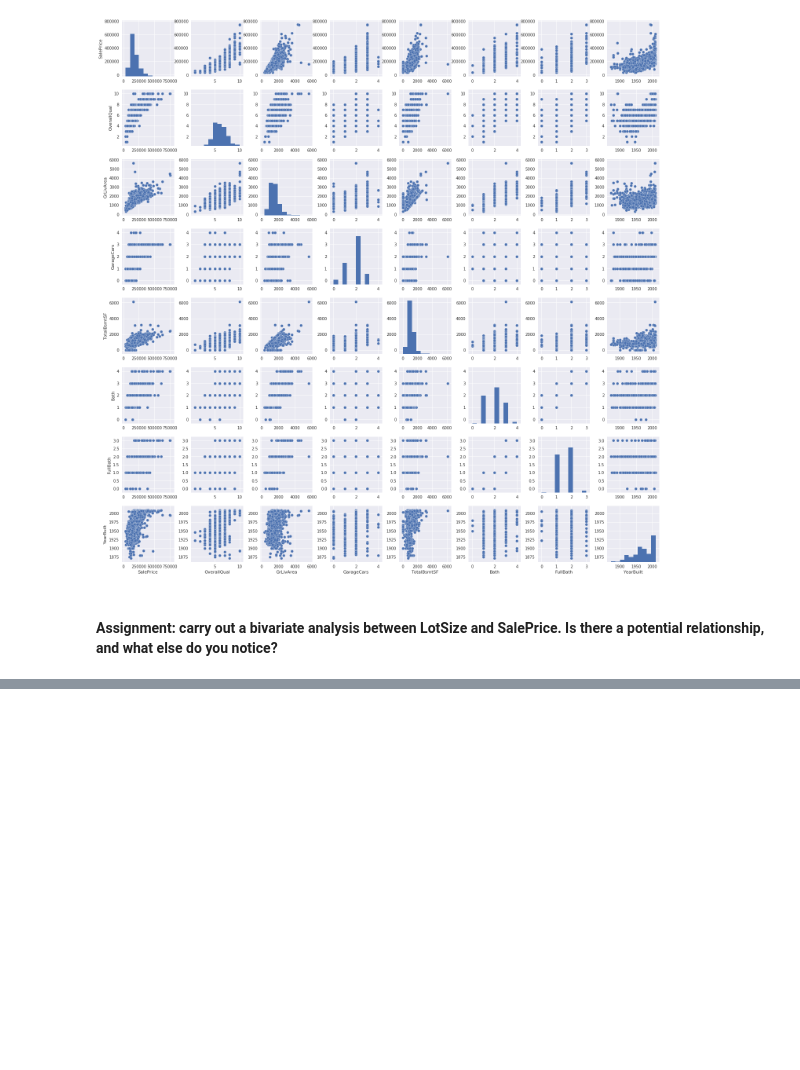
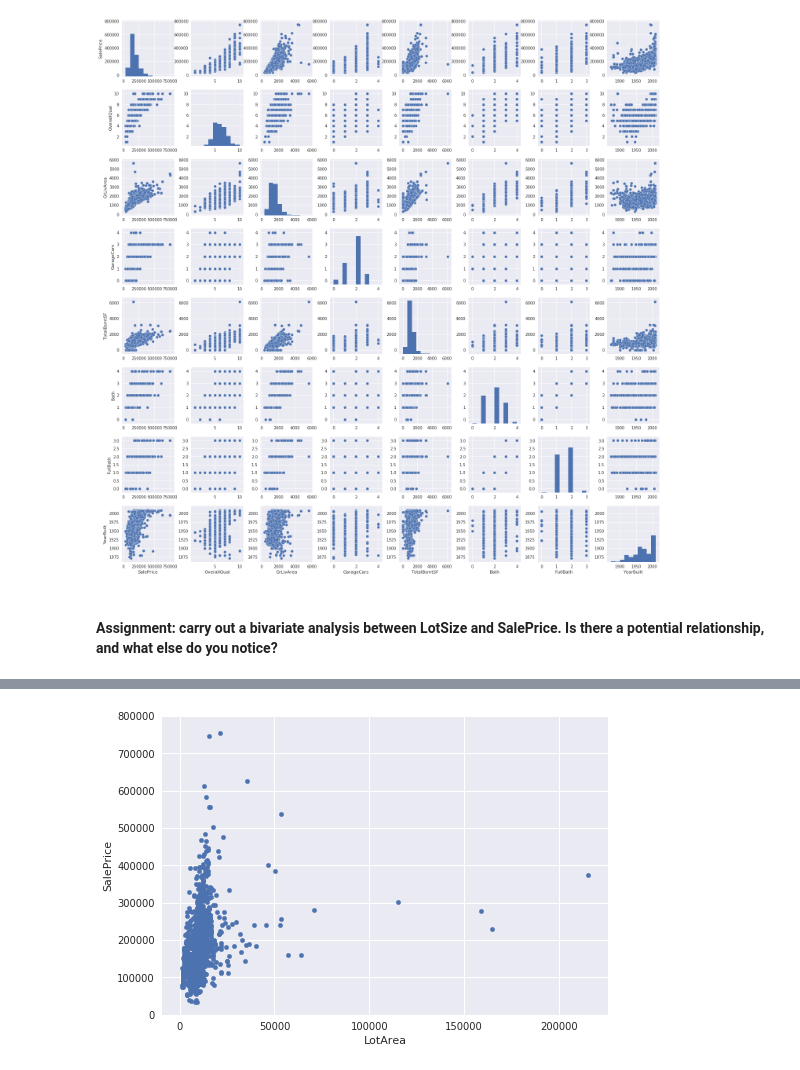
Before and after one commit to jordyo/portfolio, a Jupyter notebook: Exploratory Data Analysis/4+Bivariate+Analysis.ipynb, the cells around one changed output, grey strips where cells are left out. Cells and saved outputs as stored; diff of their text form; code cells hidden in the pictures; blank space fills up the shorter version.

```diff
--- a/Exploratory Data Analysis/4+Bivariate+Analysis.ipynb
+++ b/Exploratory Data Analysis/4+Bivariate+Analysis.ipynb
@@ -140,5 +140,4 @@ plt.show();
 data = pd.concat([df.SalePrice, df.LotArea], axis=1)
 data.plot.scatter(x='LotArea', y='SalePrice', ylim=(0,800000));
 hi=data.corr()
-hi.iloc[]
 # %% [output]
@@ -146,3 +144,4 @@ SyntaxError: invalid syntax (<ipython-input-32-a4d3119cf663>, line 4)
+[figure, added]
 # %%
 #df.LotArea
 from sklearn.cluster import KMeans
```
Also changed, not shown: parts of 3 cells of this notebook, 2 other files.
